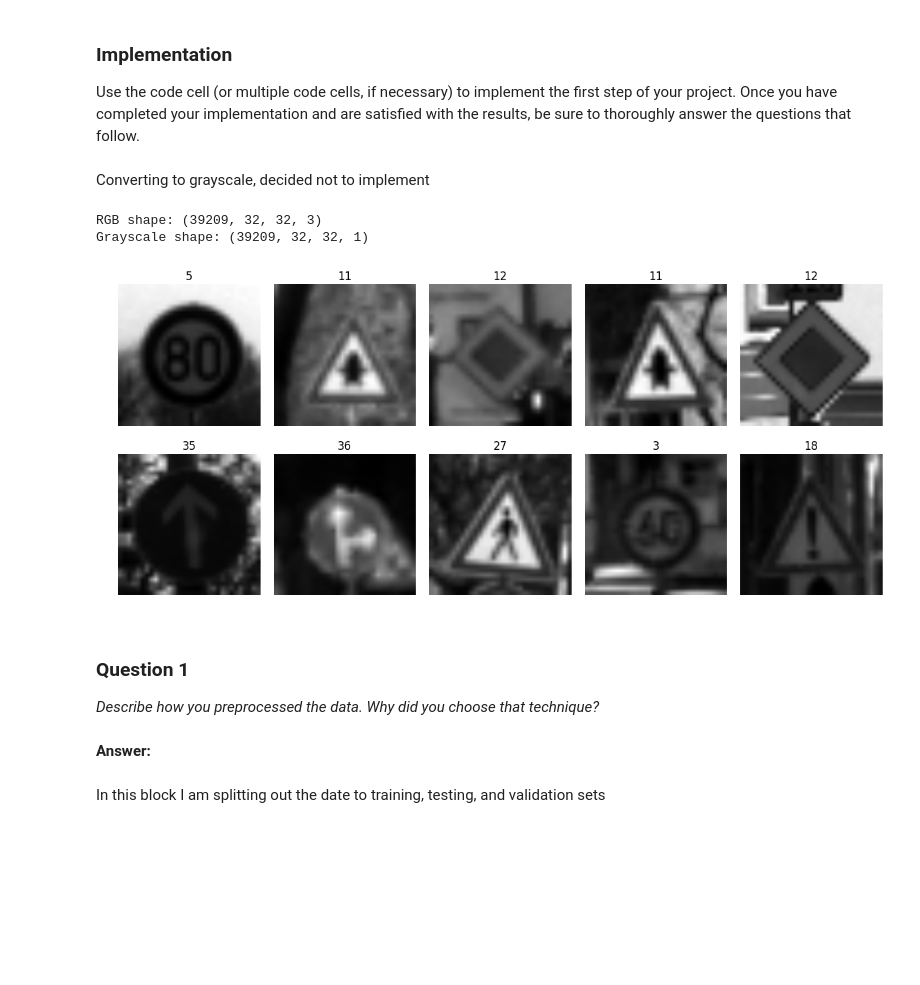
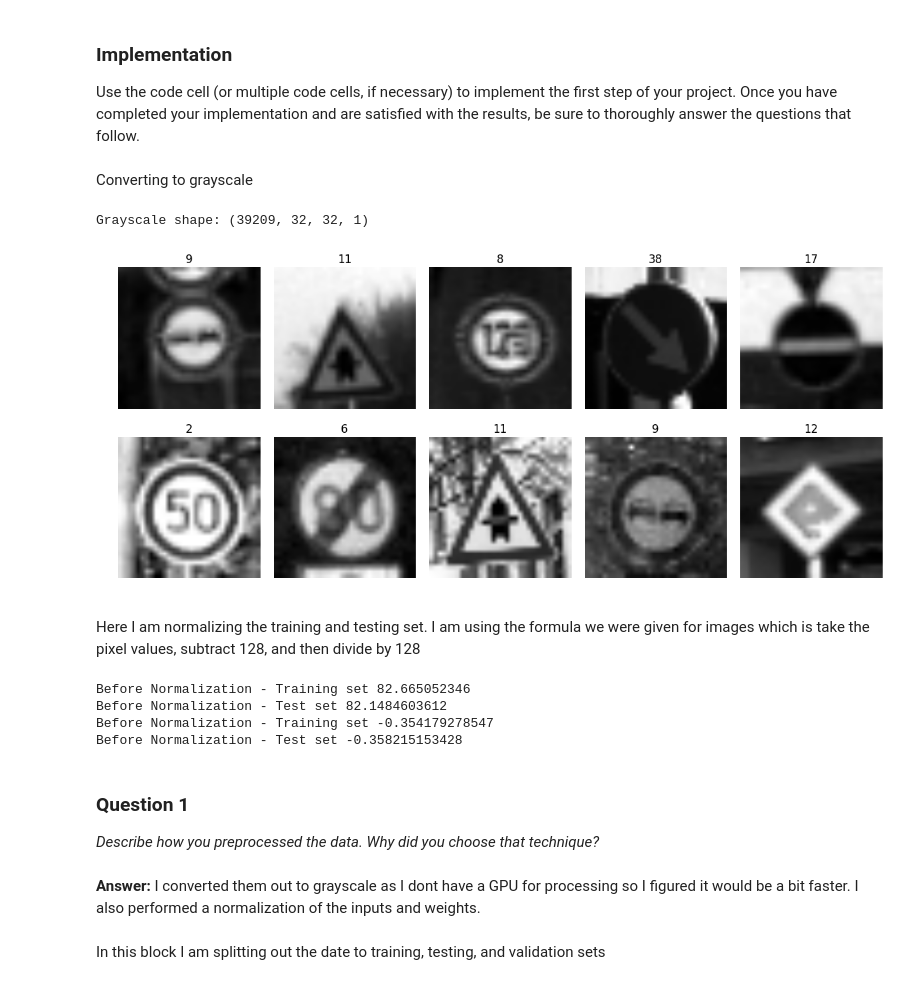
Before and after one commit to jkocsis3/Identify-Traffic-Signs, a Jupyter notebook: Traffic_Sign_Classifier.ipynb, the cells around one changed output. Cells and saved outputs as stored; diff of their text form; code cells hidden in the pictures; blank space fills up the shorter version.

```diff
--- a/Traffic_Sign_Classifier.ipynb
+++ b/Traffic_Sign_Classifier.ipynb
@@ -82,16 +82,8 @@ import matplotlib.pyplot as plt
 %matplotlib inline
 
 
-fig, axs = plt.subplots(2,5, figsize=(15, 6))
-fig.subplots_adjust(hspace = .2, wspace=.001)
-axs = axs.ravel()
-for i in range(10):
-    index = random.randint(0, len(X_train))
-    image = X_train[index].squeeze()
-    #plt.figure(figsize=(1,1))
-    #plt.imshow(image)
-    #print(y_train[index])
-    axs[i].axis('off')
-    axs[i].imshow(image)
-    axs[i].set_title(y_train[index])
+image=X_train[1].squeeze()
+plt.figure(figsize=(1,1))
+plt.imshow(image, cmap='gray')
+print(y_train[1])
 # %% [output]
@@ -121,35 +114,57 @@ Use the code cell (or multiple code cells, if necessary) to implement the first
 ### Preprocess the data here.
 ### Feel free to use as many code cells as needed.
 # %% [markdown]
-Converting to grayscale, decided not to implement
+Converting to grayscale
 # %%
 XTrainColor = X_train
 XTrainGray = np.sum(XTrainColor/3, axis=3,  keepdims=True)
+XTestColor = X_test
+XTestGray = np.sum(XTestColor/3, axis=3,  keepdims=True)
 
-print('RGB shape:', XtrainColor.shape)
 print('Grayscale shape:', XTrainGray.shape)
 fig, axs = plt.subplots(2,5, figsize=(15, 6))
 fig.subplots_adjust(hspace = .2, wspace=.001)
 axs = axs.ravel()
 for i in range(10):
     index = random.randint(0, len(XTrainGray))
     grayimage = XTrainGray[index].squeeze()
     axs[i].axis('off')
     axs[i].imshow(grayimage, cmap='gray')
-
     axs[i].set_title(y_train[index])
 
-#X_train = XTrainGray
+X_train = XTrainGray
+X_test = XTestGray
 # %% [output]
-RGB shape: (39209, 32, 32, 3)
 Grayscale shape: (39209, 32, 32, 1)
-[figure, old version]
+[figure, new version]
+# %% [markdown]
+Here I am normalizing the training and testing set.  I am using the formula we were given for images which is take the pixel values, subtract 128, and then divide by 128
+# %%
+print('Before Normalization - Training set', np.mean(X_train))
+print('Before Normalization - Test set', np.mean(X_test))
+
+def normalizeValues(values):
+    return ((values-128)/128)
+
+# I am not normalizing the evaluation set because it is culled from the train set
+normalizedTrain = normalizeValues(X_train)
+normalizedTest = normalizeValues(X_test)
+X_train = normalizedTrain
+X_test = normalizedTest
+print('Before Normalization - Training set', np.mean(X_train))
+print('Before Normalization - Test set', np.mean(X_test))
+# %% [output]
+Before Normalization - Training set 82.665052346
+Before Normalization - Test set 82.1484603612
+Before Normalization - Training set -0.354179278547
+Before Normalization - Test set -0.358215153428
 # %% [markdown]
 ### Question 1
 
 _Describe how you preprocessed the data. Why did you choose that technique?_
-# %% [markdown]
-**Answer:**
+# %% [markdown]
+**Answer:**
+I converted them out to grayscale as I dont have a GPU for processing so I figured it would be a bit faster. I also performed a normalization of the inputs and weights.
 # %%
 ### Generate additional data (OPTIONAL!)
 ### and split the data into training/validation/testing sets here.
```
Also changed, not shown: parts of 32 cells of this notebook, 14 other files.
